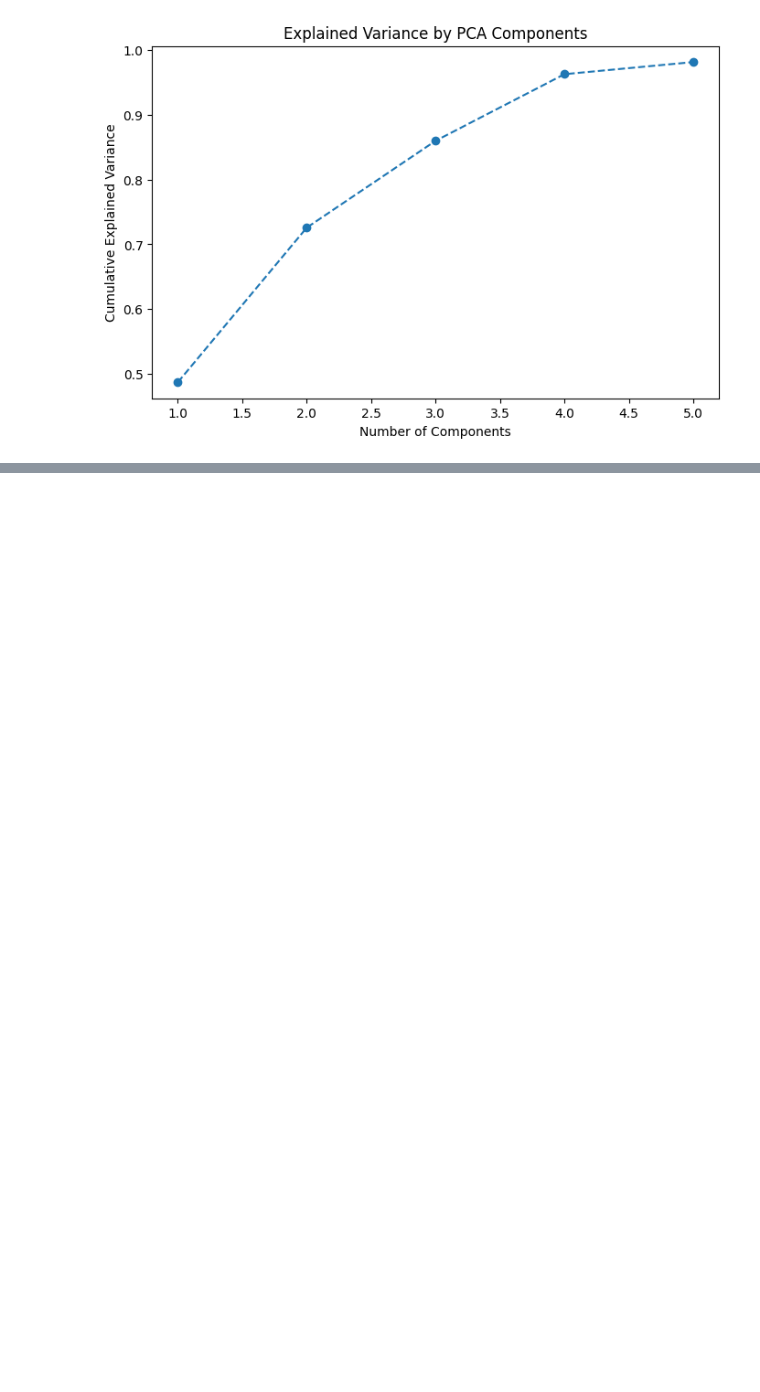
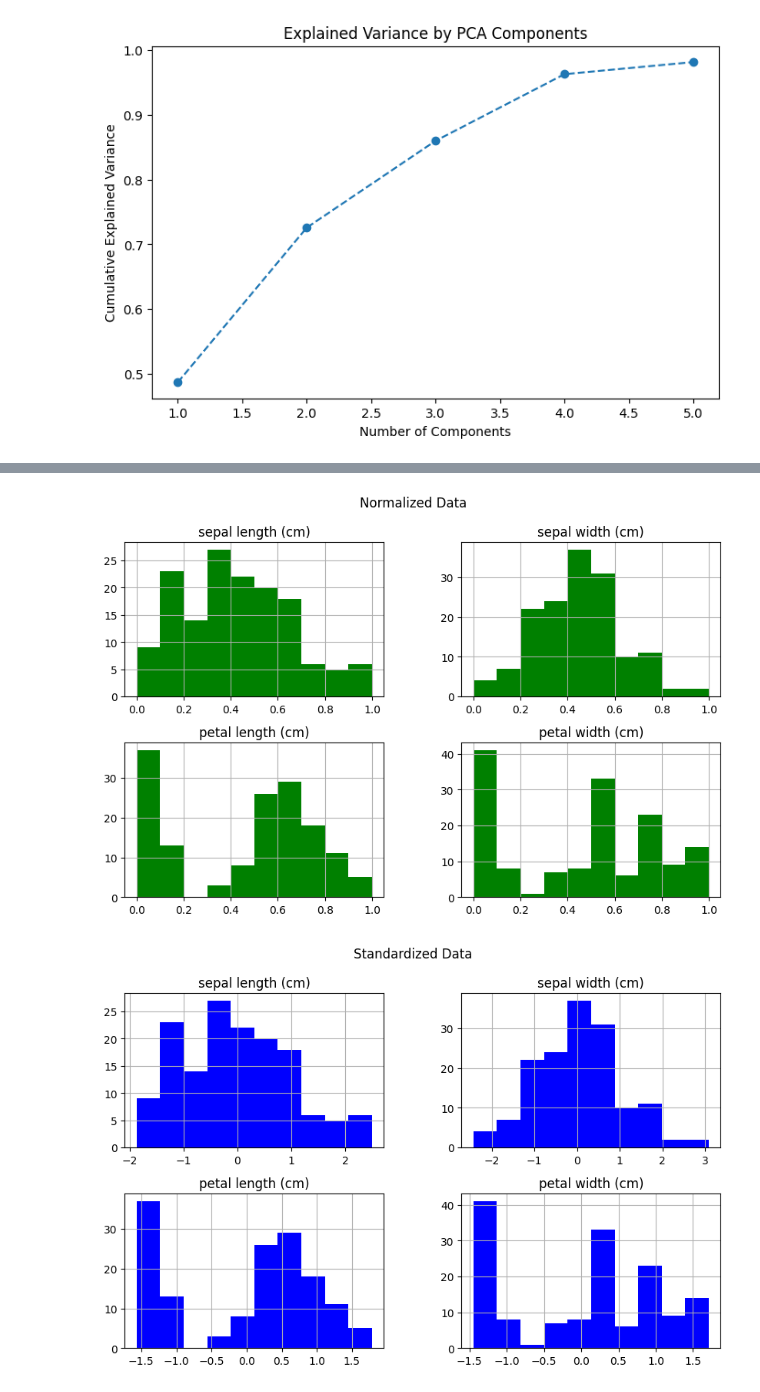
Before and after one commit to nirdeshmaharjan/datascience, a Jupyter notebook: ds.ipynb, the cells around one changed output, grey strips where cells are left out. Saved outputs shown, nothing was run; the diff lists cells and outputs as text; code cells hidden in the pictures; blank space fills up the shorter version.

```diff
--- a/ds.ipynb
+++ b/ds.ipynb
@@ -1897,0 +2075,22 @@ plt.show()
+# %%
+from sklearn.preprocessing import StandardScaler, MinMaxScaler
+
+# Normalization
+normalizer = MinMaxScaler()
+normalized_data = pd.DataFrame(normalizer.fit_transform(df), columns=df.columns)
+
+# Standardization
+scaler = StandardScaler()
+standardized_data = pd.DataFrame(scaler.fit_transform(df), columns=df.columns)
+
+# Plot histograms
+normalized_data.hist(bins=10, figsize=(10, 6), color='green')
+plt.suptitle("Normalized Data")
+plt.show()
+
+standardized_data.hist(bins=10, figsize=(10, 6), color='blue')
+plt.suptitle("Standardized Data")
+plt.show()
+# %% [output]
+[figure, added]
+[figure, added]
```
Also changed, not shown: parts of 16 cells of this notebook.
